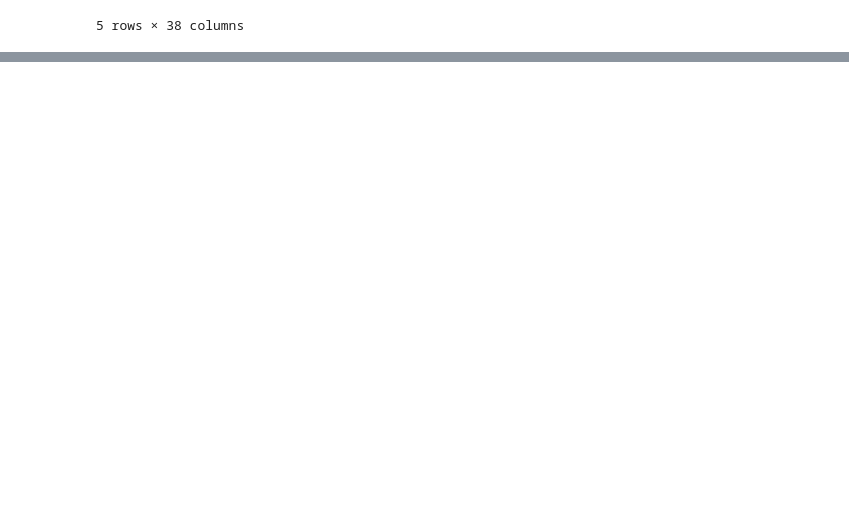
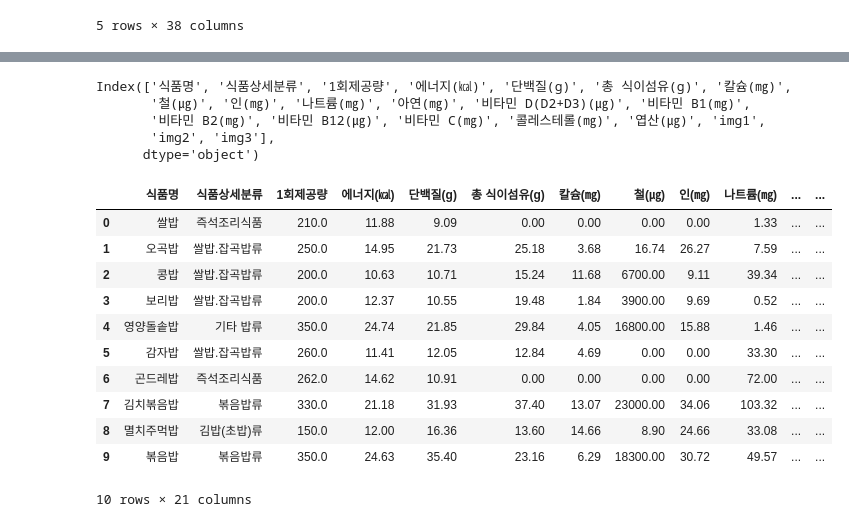
Before and after one commit to JiSeek/jiseek-backend, a Jupyter notebook: data/food_img.ipynb, the cells around one changed output, grey strips where cells are left out. Drawn from its saved outputs; the diff is of its cells as text; code cells hidden in the pictures; blank space fills up the shorter version.

Commit message:
feat: Change Nutrient to the recommended daily amount

```diff
--- a/data/food_img.ipynb
+++ b/data/food_img.ipynb
@@ -480,3 +480,6 @@ food_df.head()
 5 rows × 38 columns
 # %%
 food_df.to_csv("food_nutrient_image.csv", sep="|", index=False)
+# %%
+import pandas as pd
+food_df = pd.read_csv("food_nutrient_image.csv", sep="|")
@@ -482,0 +507,6 @@ food_df.to_csv("food_nutrient_image.csv", sep="|", index=False)
+# %%
+for i in range(len(food_df)):
+    for j in range(4, 35):
+        food_df.iloc[i, j] = food_df.iloc[i, j] / food_df.iloc[i, 2] * 100
+
+food_df.head()
@@ -482,0 +537,31 @@ food_df.to_csv("food_nutrient_image.csv", sep="|", index=False)
+# %%
+food_df_smr.columns
+# %% [output]
+Index(['식품명', '식품상세분류', '1회제공량', '에너지(㎉)', '단백질(g)', '총 식이섬유(g)', '칼슘(㎎)',
+       '철(㎍)', '인(㎎)', '나트륨(㎎)', '아연(㎎)', '비타민 D(D2+D3)(㎍)', '비타민 B1(㎎)',
+       '비타민 B2(㎎)', '비타민 B12(㎍)', '비타민 C(㎎)', '콜레스테롤(㎎)', '엽산(㎍)', 'img1',
+       'img2', 'img3'],
+      dtype='object')
+# %%
+food_df_smr = pd.read_csv("food_nutrient_image.csv", sep="|")[['식품명','식품상세분류','1회제공량','에너지(㎉)','단백질(g)','총 식이섬유(g)','칼슘(㎎)','철(㎍)','인(㎎)','나트륨(㎎)','아연(㎎)','비타민 D(D2+D3)(㎍)','비타민 B1(㎎)','비타민 B2(㎎)','비타민 B12(㎍)','비타민 C(㎎)','콜레스테롤(㎎)','엽산(㎍)','img1','img2','img3']]
+
+ref = {'에너지(㎉)':2600,'단백질(g)':55,'총 식이섬유(g)':25,'칼슘(㎎)':750,'철(㎍)':10,'인(㎎)':700,'나트륨(㎎)':1500,'아연(㎎)':10,'비타민 D(D2+D3)(㎍)':5,'비타민 B1(㎎)':1.2,'비타민 B2(㎎)':1.2,'비타민 B12(㎍)':2.4,'비타민 C(㎎)':100,'콜레스테롤(㎎)':300,'엽산(㎍)':400,}
+
+for i in range(len(food_df_smr)):
+    for j in range(3, 18):
+        food_df_smr.iloc[i, j] = food_df_smr.iloc[i, j] / ref[food_df_smr.columns[j]] * 100
+
+food_df_smr.round(2).head(10)
+# %% [output]
+|  | 식품명 | 식품상세분류 | 1회제공량 | 에너지(㎉) | 단백질(g) | 총 식이섬유(g) | 칼슘(㎎) | 철(㎍) | 인(㎎) | 나트륨(㎎) | ... | ... |
+| 0 | 쌀밥 | 즉석조리식품 | 210.0 | 11.88 | 9.09 | 0.00 | 0.00 | 0.00 | 0.00 | 1.33 | ... | ... |
+| 1 | 오곡밥 | 쌀밥.잡곡밥류 | 250.0 | 14.95 | 21.73 | 25.18 | 3.68 | 16.74 | 26.27 | 7.59 | ... | ... |
+| 2 | 콩밥 | 쌀밥.잡곡밥류 | 200.0 | 10.63 | 10.71 | 15.24 | 11.68 | 6700.00 | 9.11 | 39.34 | ... | ... |
+| 3 | 보리밥 | 쌀밥.잡곡밥류 | 200.0 | 12.37 | 10.55 | 19.48 | 1.84 | 3900.00 | 9.69 | 0.52 | ... | ... |
+| 4 | 영양돌솥밥 | 기타 밥류 | 350.0 | 24.74 | 21.85 | 29.84 | 4.05 | 16800.00 | 15.88 | 1.46 | ... | ... |
+| 5 | 감자밥 | 쌀밥.잡곡밥류 | 260.0 | 11.41 | 12.05 | 12.84 | 4.69 | 0.00 | 0.00 | 33.30 | ... | ... |
+| 6 | 곤드레밥 | 즉석조리식품 | 262.0 | 14.62 | 10.91 | 0.00 | 0.00 | 0.00 | 0.00 | 72.00 | ... | ... |
+| 7 | 김치볶음밥 | 볶음밥류 | 330.0 | 21.18 | 31.93 | 37.40 | 13.07 | 23000.00 | 34.06 | 103.32 | ... | ... |
+| 8 | 멸치주먹밥 | 김밥(초밥)류 | 150.0 | 12.00 | 16.36 | 13.60 | 14.66 | 8.90 | 24.66 | 33.08 | ... | ... |
+| 9 | 볶음밥 | 볶음밥류 | 350.0 | 24.63 | 35.40 | 23.16 | 6.29 | 18300.00 | 30.72 | 49.57 | ... | ... |
+10 rows × 21 columns
```
Also changed, not shown: parts of 7 cells of this notebook, 2 other files.
